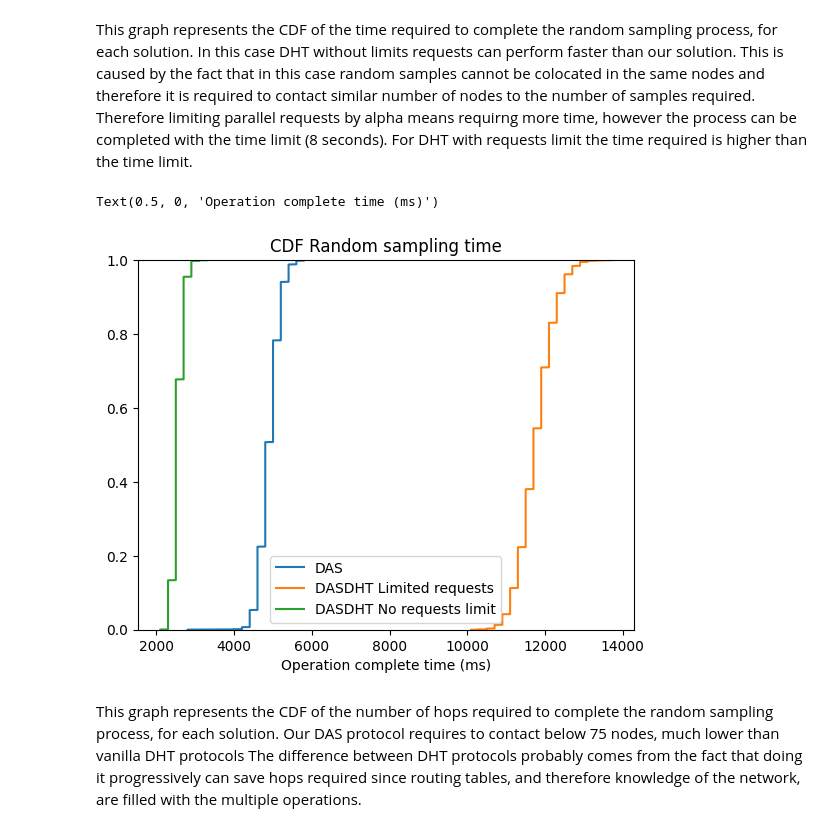
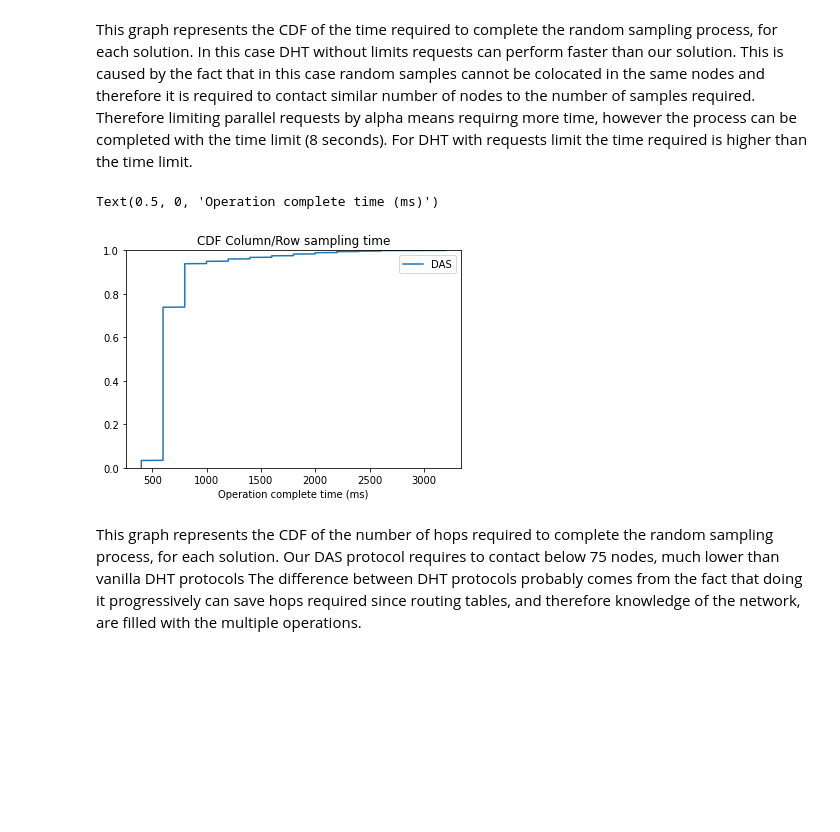
Before and after one commit to datahop/kademlia-simulator, a Jupyter notebook: simulator/python/analysis_vs_vanilladht.ipynb, the cells around one changed output. Drawn from its saved outputs; the diff is of its cells as text; code cells hidden in the pictures; blank space fills up the shorter version.

```diff
--- a/simulator/python/analysis_vs_vanilladht.ipynb
+++ b/simulator/python/analysis_vs_vanilladht.ipynb
@@ -67,8 +67,8 @@ from matplotlib import pyplot as plt
 import numpy as np
 import pandas as pd
 
-ops_path = {'DAS': '../logsTest/operation.csv', 'DASDHT Limited requests': '../logsDHT/operation.csv','DASDHT No requests limit': '../logsDHT2/operation.csv'}
-msgs_path = {'DAS': '../logsTest/messages.csv','DASDHT Limited requests': '../logsDHT/messages.csv','DASDHT No requests limit': '../logsDHT2/messages.csv'}
+ops_path = {'DAS': '/home/countermatt/Nextcloud2/UCLouvain/Thesis/das_blockchain/kademlia-simulator/simulator/python/logsDasSeedindStrategy1/operation.csv'}
+msgs_path = {'DAS': '/home/countermatt/Nextcloud2/UCLouvain/Thesis/das_blockchain/kademlia-simulator/simulator/python/logsDasSeedindStrategy1/messages.csv'}
 #ops_path = {'DAS': '../logsTest/operation.csv',
 #            'Evil-0.1': '../logsEvil0.1/operation.csv',
 #            'Evil-0.2': '../logsEvil0.2/operation.csv',
@@ -243,26 +243,26 @@ For DHT with requests limit the time required is higher than the time limit.
 # %%
 fig4, ax4 = plt.subplots()
 
 for key in op_df:
 
     rsdf = op_df[key].loc[(op_df[key]['type'] == 'RandomSamplingOperation')]
 
     x = np.sort(rsdf['completion_time'])
     N = rsdf['completion_time'].count()
     # get the cdf values of y
     y = np.arange(N) / float(N)
 
     ax4.plot(x, y,label=key)
 
 ax4.legend()
 #ax4.set_xlim([0,8000])
 ax4.set_ylim([0,1])
 
-ax4.set_title("CDF Random sampling time")
+ax4.set_title("CDF Column/Row sampling time")
 ax4.set_xlabel("Operation complete time (ms)")
 # %% [output]
 Text(0.5, 0, 'Operation complete time (ms)')
-[figure, old version]
+[figure, new version]
 # %% [markdown]
 This graph represents the CDF of the number of hops required to complete the random sampling process, for each solution.
 Our DAS protocol requires to contact below 75 nodes, much lower than vanilla DHT protocols
```
Also changed, not shown: parts of 8 cells of this notebook, 3 other files.
